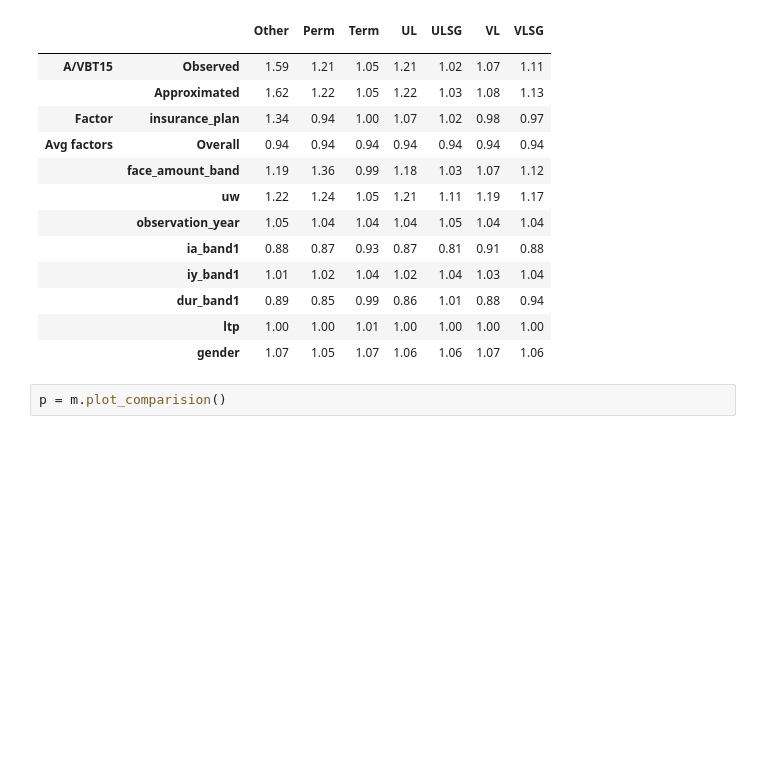
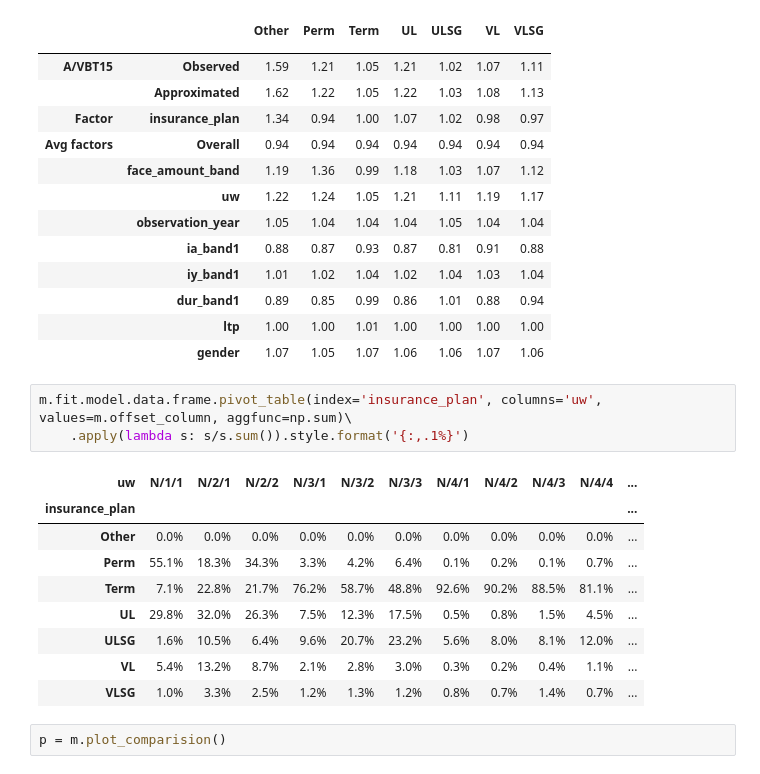
Before and after one commit to SOA-ILEC-Demo/ILECTools, a Jupyter notebook: sample_notebooks/Beyond_Actual_to_Table.ipynb, the cells around one changed output. Saved outputs shown, nothing was run; the diff lists cells and outputs as text; blank space fills up the shorter version.

```diff
--- a/sample_notebooks/Beyond_Actual_to_Table.ipynb
+++ b/sample_notebooks/Beyond_Actual_to_Table.ipynb
@@ -124,6 +124,19 @@ jnk.style.format('{:,.2f}').set_table_styles(
 |  | dur_band1 | 0.89 | 0.85 | 0.99 | 0.86 | 1.01 | 0.88 | 0.94 |
 |  | ltp | 1.00 | 1.00 | 1.01 | 1.00 | 1.00 | 1.00 | 1.00 |
 |  | gender | 1.07 | 1.05 | 1.07 | 1.06 | 1.06 | 1.07 | 1.06 |
+# %%
+m.fit.model.data.frame.pivot_table(index='insurance_plan', columns='uw', values=m.offset_column, aggfunc=np.sum)\
+    .apply(lambda s: s/s.sum()).style.format('{:,.1%}')
+# %% [output]
+| uw | N/1/1 | N/2/1 | N/2/2 | N/3/1 | N/3/2 | N/3/3 | N/4/1 | N/4/2 | N/4/3 | N/4/4 | ... |
+| insurance_plan |  |  |  |  |  |  |  |  |  |  | ... |
+| Other | 0.0% | 0.0% | 0.0% | 0.0% | 0.0% | 0.0% | 0.0% | 0.0% | 0.0% | 0.0% | ... |
+| Perm | 55.1% | 18.3% | 34.3% | 3.3% | 4.2% | 6.4% | 0.1% | 0.2% | 0.1% | 0.7% | ... |
+| Term | 7.1% | 22.8% | 21.7% | 76.2% | 58.7% | 48.8% | 92.6% | 90.2% | 88.5% | 81.1% | ... |
+| UL | 29.8% | 32.0% | 26.3% | 7.5% | 12.3% | 17.5% | 0.5% | 0.8% | 1.5% | 4.5% | ... |
+| ULSG | 1.6% | 10.5% | 6.4% | 9.6% | 20.7% | 23.2% | 5.6% | 8.0% | 8.1% | 12.0% | ... |
+| VL | 5.4% | 13.2% | 8.7% | 2.1% | 2.8% | 3.0% | 0.3% | 0.2% | 0.4% | 1.1% | ... |
+| VLSG | 1.0% | 3.3% | 2.5% | 1.2% | 1.3% | 1.2% | 0.8% | 0.7% | 1.4% | 0.7% | ... |
 # %%
 p = m.plot_comparision()
 # %%
```
Also changed, not shown: parts of 1 cell of this notebook, 1 other file.
